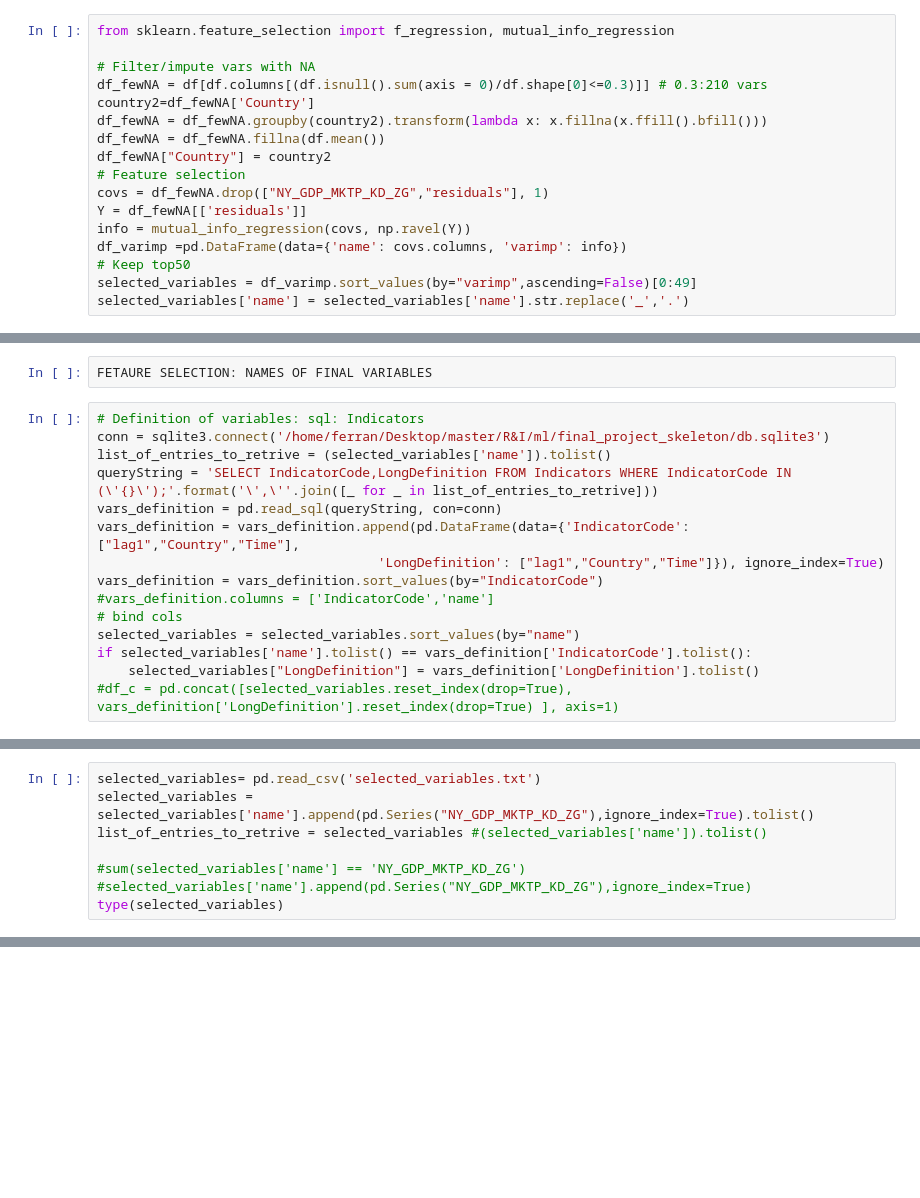
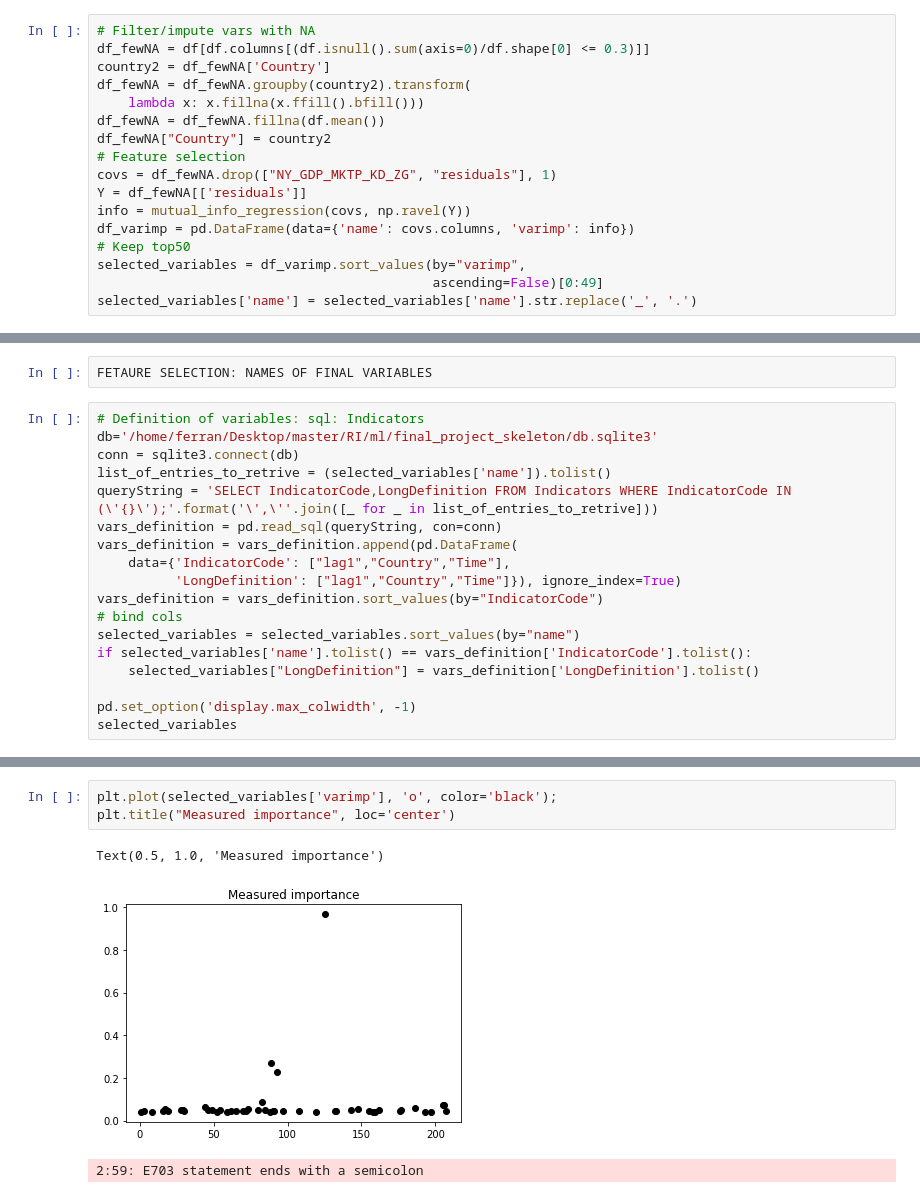
Before and after one commit to brantrigo/GDP-Growth, a Jupyter notebook: analysis/dbCreation_FeatureAnalysis.ipynb, the cells around one changed output, grey strips where cells are left out. Saved outputs shown, nothing was run; the diff lists cells and outputs as text; blank space fills up the shorter version.

```diff
--- a/analysis/dbCreation_FeatureAnalysis.ipynb
+++ b/analysis/dbCreation_FeatureAnalysis.ipynb
@@ -107,17 +130,17 @@ This function relies on the nonparametric method of entropy estimation based on
 # %%
-from sklearn.feature_selection import f_regression, mutual_info_regression
-
 # Filter/impute vars with NA
-df_fewNA = df[df.columns[(df.isnull().sum(axis = 0)/df.shape[0]<=0.3)]] # 0.3:210 vars
-country2=df_fewNA['Country']
-df_fewNA = df_fewNA.groupby(country2).transform(lambda x: x.fillna(x.ffill().bfill()))
+df_fewNA = df[df.columns[(df.isnull().sum(axis=0)/df.shape[0] <= 0.3)]]
+country2 = df_fewNA['Country']
+df_fewNA = df_fewNA.groupby(country2).transform(
+    lambda x: x.fillna(x.ffill().bfill()))
 df_fewNA = df_fewNA.fillna(df.mean())
 df_fewNA["Country"] = country2
 # Feature selection
-covs = df_fewNA.drop(["NY_GDP_MKTP_KD_ZG","residuals"], 1)
+covs = df_fewNA.drop(["NY_GDP_MKTP_KD_ZG", "residuals"], 1)
 Y = df_fewNA[['residuals']]
 info = mutual_info_regression(covs, np.ravel(Y))
-df_varimp =pd.DataFrame(data={'name': covs.columns, 'varimp': info})
+df_varimp = pd.DataFrame(data={'name': covs.columns, 'varimp': info})
 # Keep top50
-selected_variables = df_varimp.sort_values(by="varimp",ascending=False)[0:49]
-selected_variables['name'] = selected_variables['name'].str.replace('_','.')
+selected_variables = df_varimp.sort_values(by="varimp",
+                                           ascending=False)[0:49]
+selected_variables['name'] = selected_variables['name'].str.replace('_', '.')
@@ -143,17 +148,20 @@ selected_variables['name'] = selected_variables['name'].str.replace('_','.')
 FETAURE SELECTION: NAMES OF FINAL VARIABLES
 # %%
 # Definition of variables: sql: Indicators
-conn = sqlite3.connect('/home/ferran/Desktop/master/R&I/ml/final_project_skeleton/db.sqlite3')
+db='/home/ferran/Desktop/master/RI/ml/final_project_skeleton/db.sqlite3'
+conn = sqlite3.connect(db)
 list_of_entries_to_retrive = (selected_variables['name']).tolist()
 queryString = 'SELECT IndicatorCode,LongDefinition FROM Indicators WHERE IndicatorCode IN (\'{}\');'.format('\',\''.join([_ for _ in list_of_entries_to_retrive]))
 vars_definition = pd.read_sql(queryString, con=conn)
-vars_definition = vars_definition.append(pd.DataFrame(data={'IndicatorCode': ["lag1","Country","Time"],
-                                    'LongDefinition': ["lag1","Country","Time"]}), ignore_index=True)
+vars_definition = vars_definition.append(pd.DataFrame(
+    data={'IndicatorCode': ["lag1","Country","Time"],
+          'LongDefinition': ["lag1","Country","Time"]}), ignore_index=True)
 vars_definition = vars_definition.sort_values(by="IndicatorCode")
-#vars_definition.columns = ['IndicatorCode','name']
 # bind cols
 selected_variables = selected_variables.sort_values(by="name")
 if selected_variables['name'].tolist() == vars_definition['IndicatorCode'].tolist():
     selected_variables["LongDefinition"] = vars_definition['LongDefinition'].tolist()
-#df_c = pd.concat([selected_variables.reset_index(drop=True), vars_definition['LongDefinition'].reset_index(drop=True) ], axis=1)
+
+pd.set_option('display.max_colwidth', -1)
+selected_variables
 # %% [output]
@@ -230,8 +193,0 @@ Index(['AG.LND.AGRI.K2', 'AG.LND.AGRI.ZS', 'AG.LND.ARBL.HA.PC',
-# %%
-selected_variables= pd.read_csv('selected_variables.txt')
-selected_variables = selected_variables['name'].append(pd.Series("NY_GDP_MKTP_KD_ZG"),ignore_index=True).tolist()
-list_of_entries_to_retrive = selected_variables #(selected_variables['name']).tolist()
-
-#sum(selected_variables['name'] == 'NY_GDP_MKTP_KD_ZG')
-#selected_variables['name'].append(pd.Series("NY_GDP_MKTP_KD_ZG"),ignore_index=True)
-type(selected_variables)
@@ -269,0 +194,7 @@ ERROR! Session/line number was not unique in database. History logging moved to
+# %%
+plt.plot(selected_variables['varimp'], 'o', color='black');
+plt.title("Measured importance", loc='center')
+# %% [output]
+Text(0.5, 1.0, 'Measured importance')
+[figure, added]
+2:59: E703 statement ends with a semicolon
```
Also changed, not shown: parts of 21 cells of this notebook, 5 other files.
